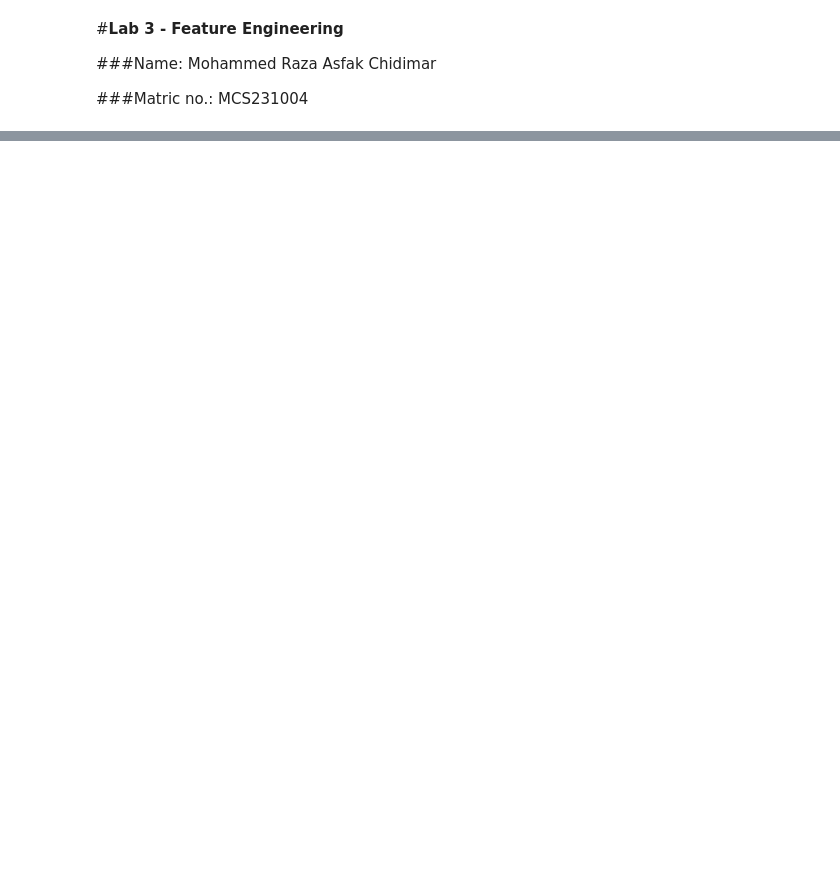
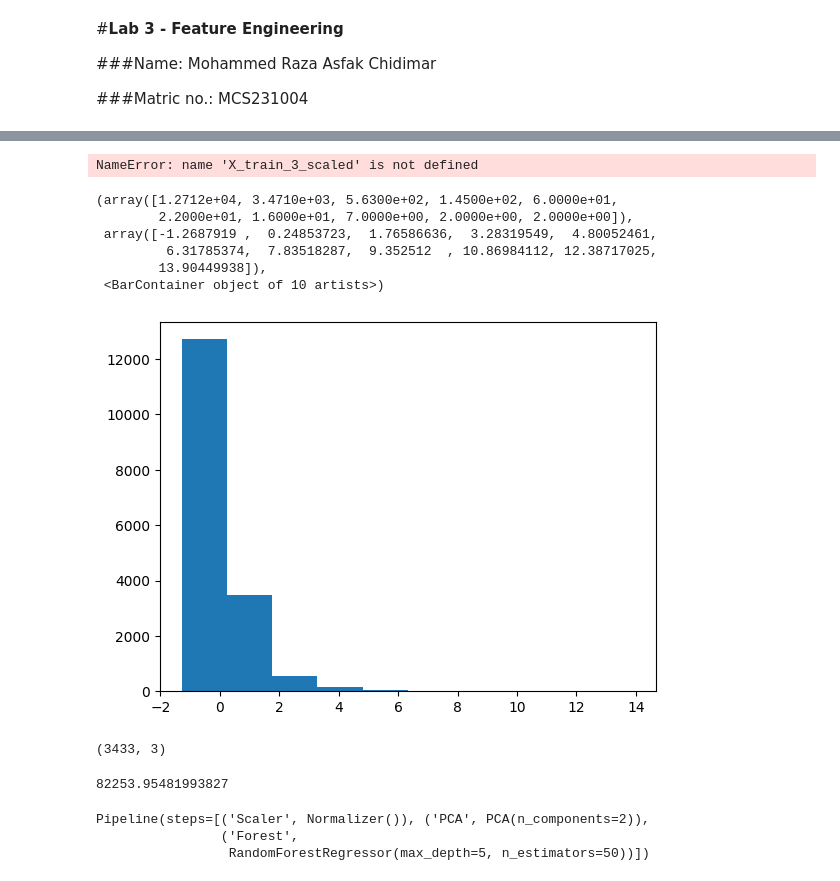
Before and after one commit to DSRaza403/LAB-Tasks, a Jupyter notebook: Lab 3/Lab3A_Mohammed_Raza.ipynb, the cells around one changed output, grey strips where cells are left out. Saved outputs shown, nothing was run; the diff lists cells and outputs as text; code cells hidden in the pictures; blank space fills up the shorter version.

```diff
--- a/Lab 3/Lab3A_Mohammed_Raza.ipynb
+++ b/Lab 3/Lab3A_Mohammed_Raza.ipynb
@@ -799,0 +44,9 @@ Your submission was successfully saved!
+# %%
+# Read in the CSV into a Pandas DataFrame
+
+import pandas as pd
+
+df = pd.read_csv('housing.csv')
+df = df.dropna()
+
+df
@@ -799,0 +67,10 @@ Your submission was successfully saved!
+# %%
+# Seperate into Train and Test DataFrames
+
+df = df.sample(frac=1, random_state=2)
+train_df = df[:17000]
+train_df = train_df.reset_index(drop=True)
+test_df = df[17000:]
+test_df = test_df.reset_index(drop=True)
+
+train_df
@@ -799,0 +138,8 @@ Your submission was successfully saved!
+# %%
+# Get X_train_3 which has total_rooms, total_bedrooms, and households as inputs
+
+import numpy as np
+
+X_train_3 = train_df[['total_rooms', 'total_bedrooms', 'households']].to_numpy()
+
+X_train_3.shape
@@ -799,0 +207,52 @@ Your submission was successfully saved!
+# %%
+X_train_3_scaled
+# %% [output]
+NameError: name 'X_train_3_scaled' is not defined
+# %%
+# Test different preprocessing functions on X_train_3
+
+from sklearn.preprocessing import StandardScaler, Normalizer, MinMaxScaler
+import matplotlib.pyplot as plt
+
+scaler = StandardScaler().fit(X_train_3)
+X_train_3_scaled = scaler.transform(X_train_3)
+
+plt.hist(X_train_3_scaled[:, 1])
+# %% [output]
+(array([1.2712e+04, 3.4710e+03, 5.6300e+02, 1.4500e+02, 6.0000e+01,
+        2.2000e+01, 1.6000e+01, 7.0000e+00, 2.0000e+00, 2.0000e+00]),
+ array([-1.2687919 ,  0.24853723,  1.76586636,  3.28319549,  4.80052461,
+         6.31785374,  7.83518287,  9.352512  , 10.86984112, 12.38717025,
+        13.90449938]),
+ <BarContainer object of 10 artists>)
+[figure, added]
+# %%
+# Preprocess X_test_3
+
+X_test_3_scaled = scaler.transform(X_test_3)
+
+X_test_3_scaled.shape
+# %% [output]
+(3433, 3)
+# %%
+# Get error of Random Forest training on (X_train_scaled, y_train) and testing on (X_test_scaled, y_test)
+
+random_forest_scaled = RandomForestRegressor(n_estimators=50, max_depth=5).fit(X_train_3_scaled, y_train)
+random_forest_scaled_test_predictions = random_forest_scaled.predict(X_test_3_scaled)
+
+mean_absolute_error(y_test, random_forest_scaled_test_predictions)
+# %% [output]
+82253.95481993827
+# %%
+# Create Pipeline of Normalization -> PCA -> RandomForest
+
+from sklearn.pipeline import Pipeline
+
+scale_pca_pipe_forest = Pipeline(steps=[('Scaler', Normalizer()),
+                                 ('PCA', PCA(n_components=2)),
+                                 ('Forest', RandomForestRegressor(n_estimators=50, max_depth=5))])
+scale_pca_pipe_forest
+# %% [output]
+Pipeline(steps=[('Scaler', Normalizer()), ('PCA', PCA(n_components=2)),
+                ('Forest',
+                 RandomForestRegressor(max_depth=5, n_estimators=50))])
```
Also changed, not shown: parts of 100 cells of this notebook.
